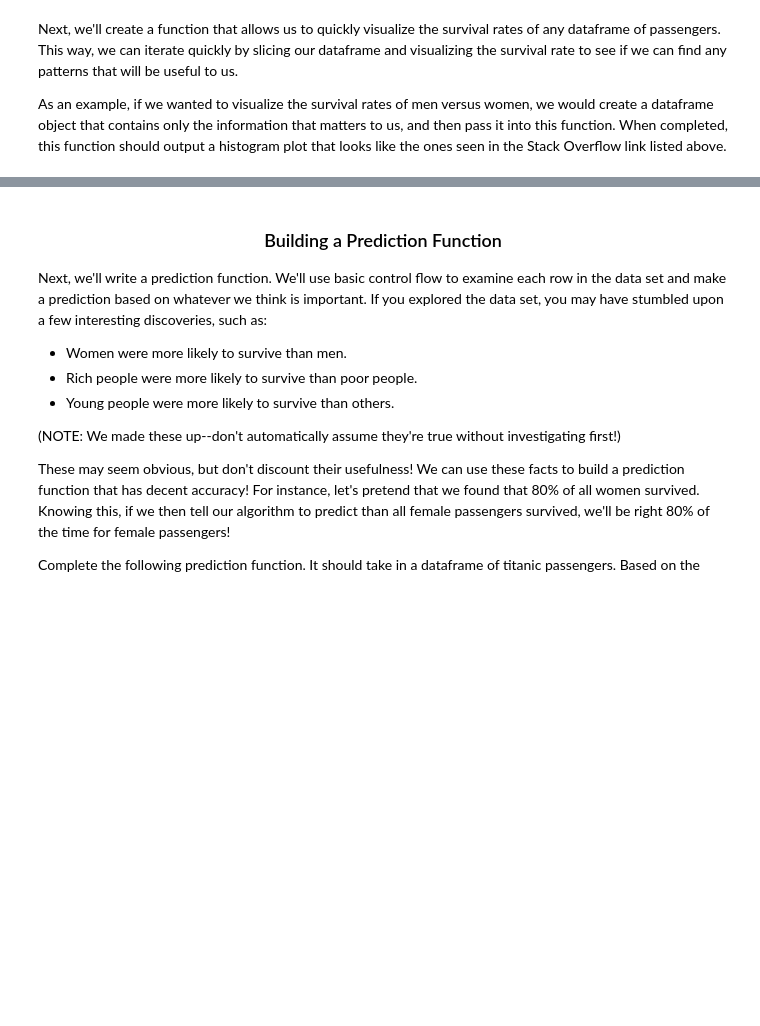
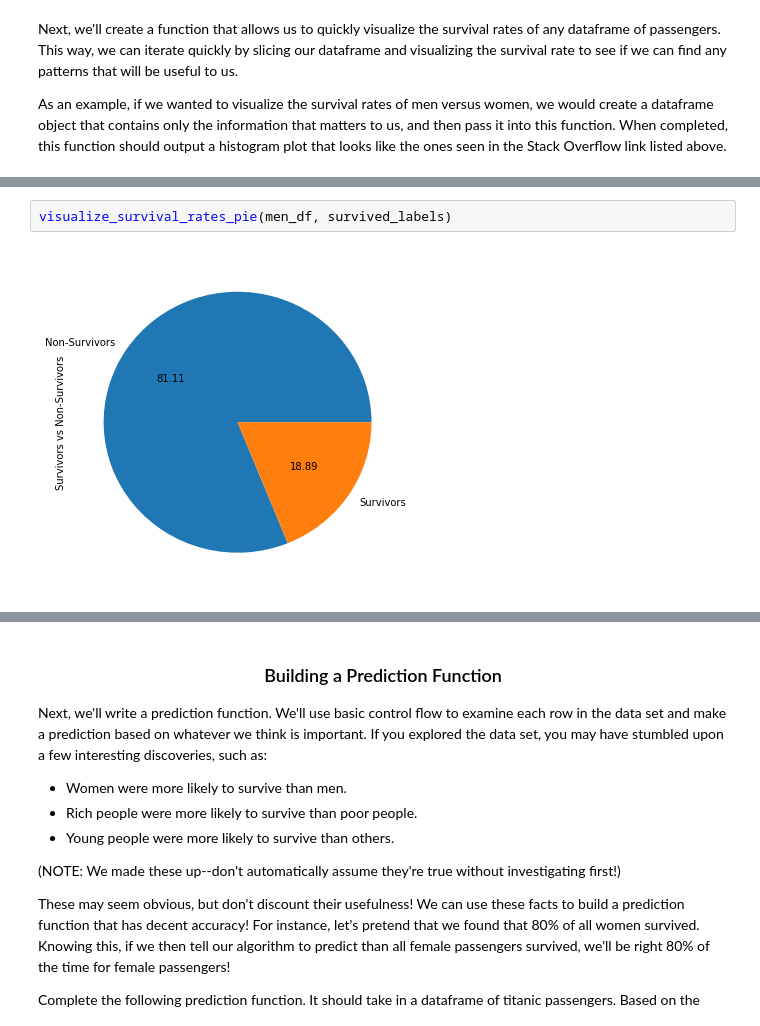
Before and after one commit to Jeffchiucp/MS-Machine-Learning, a Jupyter notebook: 00_Titanic_Survival_Prediction.ipynb, the cells around one changed output, grey strips where cells are left out. Cells and saved outputs as stored; diff of their text form; blank space fills up the shorter version.

```diff
--- a/00_Titanic_Survival_Prediction.ipynb
+++ b/00_Titanic_Survival_Prediction.ipynb
@@ -120,4 +134,8 @@ visualize_survival_rates(men_df, survived_labels)
 # %% [output]
 [figure]
+# %%
+visualize_survival_rates_pie(men_df, survived_labels)
+# %% [output]
+[figure, added]
 # %%
 women_df = clean_df[clean_df['Sex'] == 'female']
```
Also changed, not shown: parts of 15 cells of this notebook.
